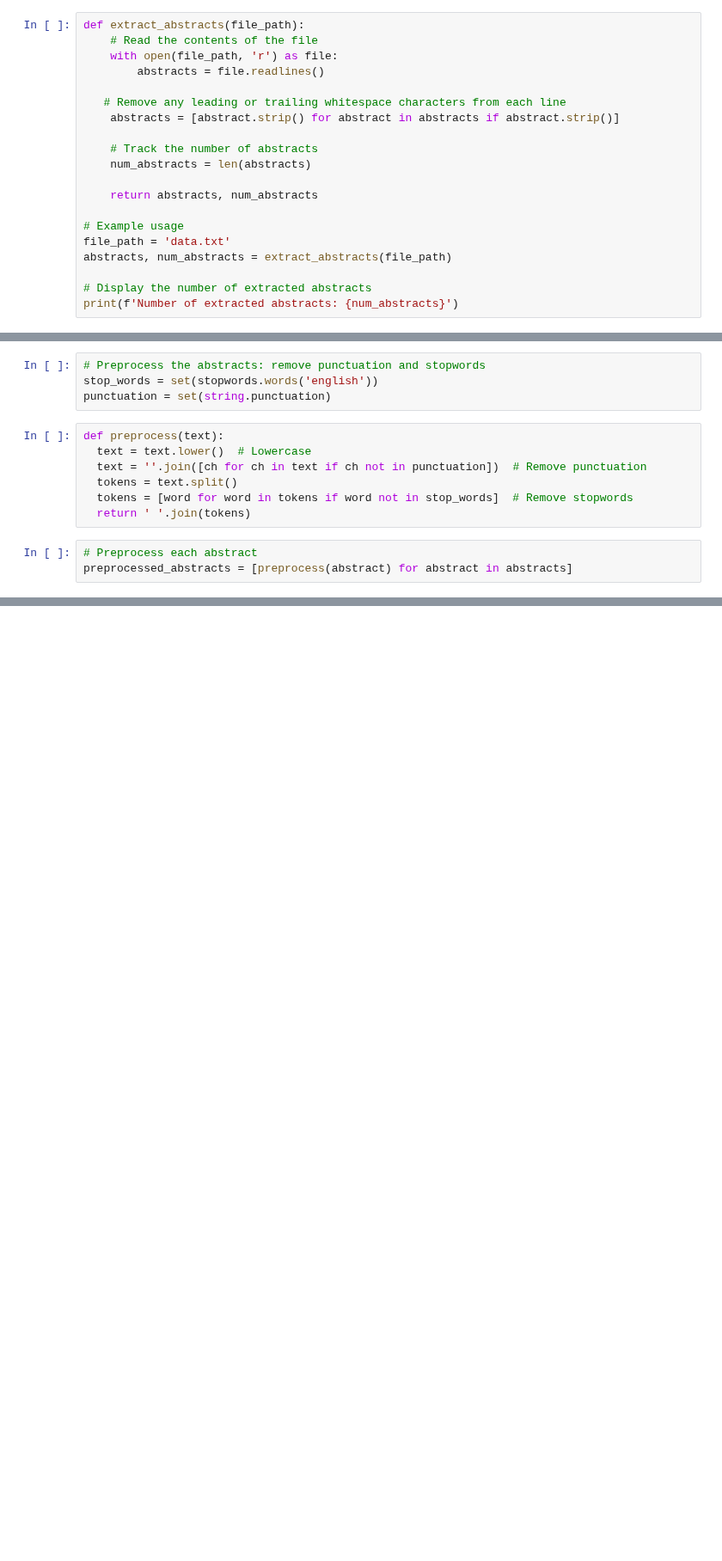
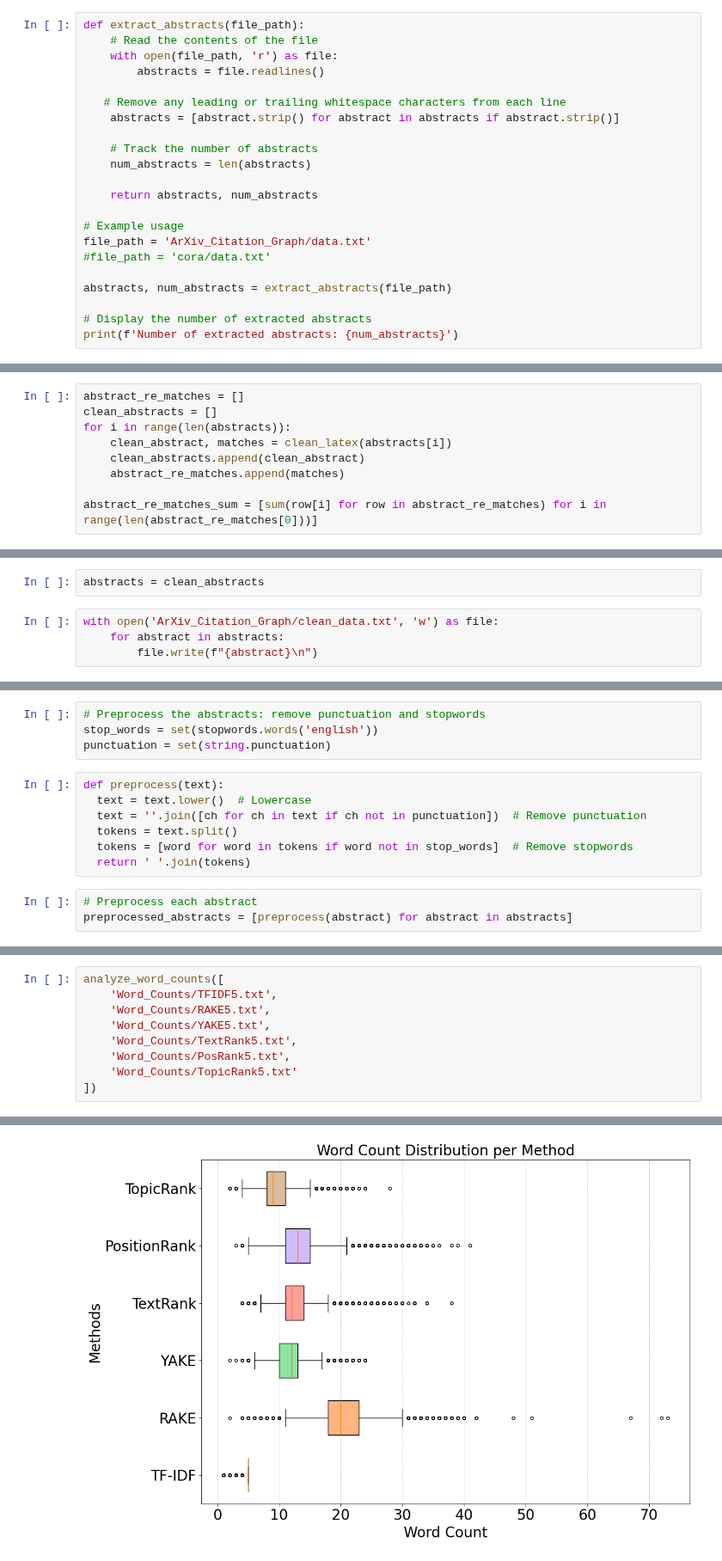
Before and after one commit to GeorgeM2000/CANE, a Jupyter notebook: code/Automatic_Keyword_Extraction_for_Citation_Graphs.ipynb, the cells around one changed output, grey strips where cells are left out. Shown at 86% size. Saved outputs shown, nothing was run; the diff lists cells and outputs as text; blank space fills up the shorter version.

```diff
--- a/code/Automatic_Keyword_Extraction_for_Citation_Graphs.ipynb
+++ b/code/Automatic_Keyword_Extraction_for_Citation_Graphs.ipynb
@@ -97,7 +50,9 @@ def extract_abstracts(file_path):
     return abstracts, num_abstracts
 
 # Example usage
-file_path = 'data.txt'
+file_path = 'ArXiv_Citation_Graph/data.txt'
+#file_path = 'cora/data.txt'
+
 abstracts, num_abstracts = extract_abstracts(file_path)
 
 # Display the number of extracted abstracts
@@ -126,0 +161,9 @@ abstracts
+# %%
+abstract_re_matches = []
+clean_abstracts = []
+for i in range(len(abstracts)):
+    clean_abstract, matches = clean_latex(abstracts[i])
+    clean_abstracts.append(clean_abstract)
+    abstract_re_matches.append(matches)
+
+abstract_re_matches_sum = [sum(row[i] for row in abstract_re_matches) for i in range(len(abstract_re_matches[0]))]
@@ -126,0 +218,6 @@ abstracts
+# %%
+abstracts = clean_abstracts
+# %%
+with open('ArXiv_Citation_Graph/clean_data.txt', 'w') as file:
+    for abstract in abstracts:
+        file.write(f"{abstract}\n")
@@ -737,0 +1311,10 @@ save_keywords_to_files(lists_of_keywords, file_names)
+# %%
+analyze_word_counts([
+    'Word_Counts/TFIDF5.txt',
+    'Word_Counts/RAKE5.txt',
+    'Word_Counts/YAKE5.txt',
+    'Word_Counts/TextRank5.txt',
+    'Word_Counts/PosRank5.txt',
+    'Word_Counts/TopicRank5.txt'
+])
+# %% [output]
@@ -737,0 +1327 @@ save_keywords_to_files(lists_of_keywords, file_names)
+[figure, added]
```
Also changed, not shown: parts of 80 cells of this notebook.
